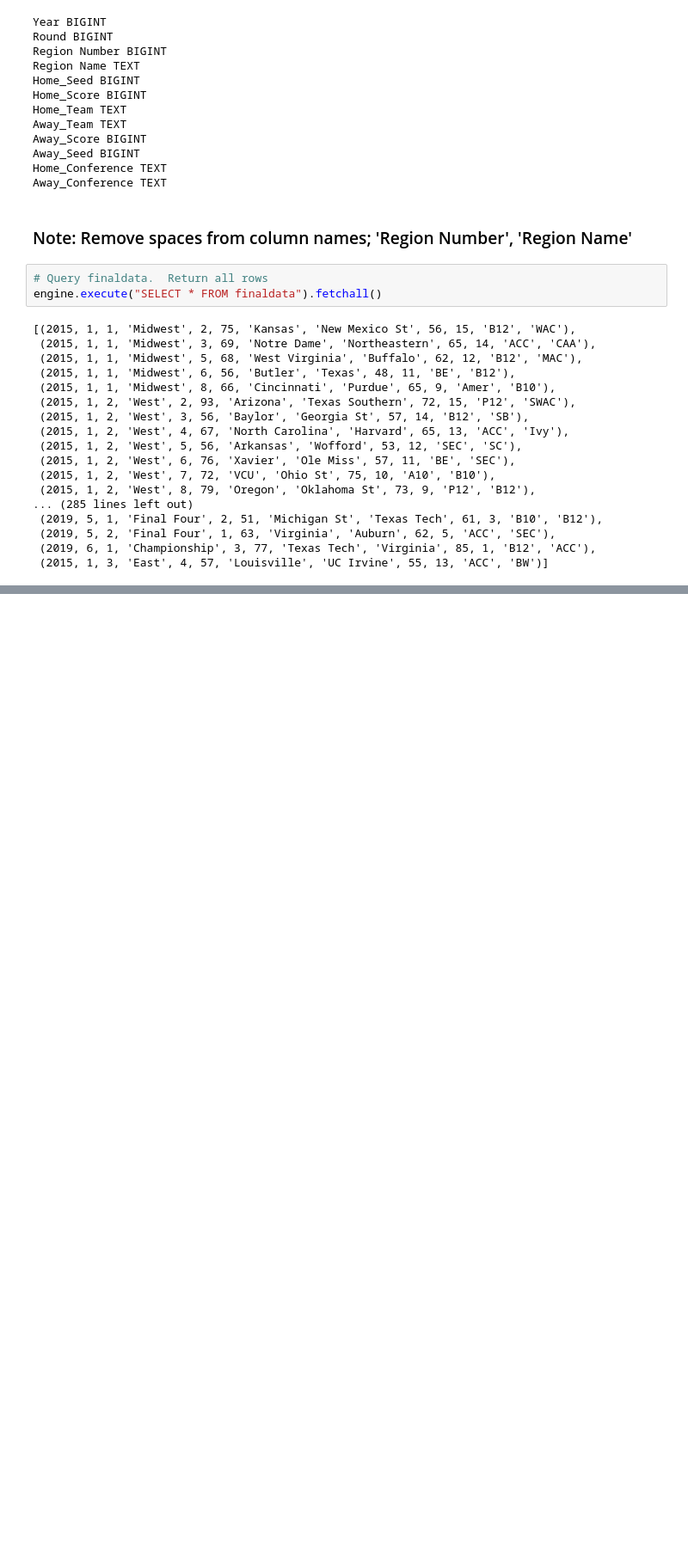
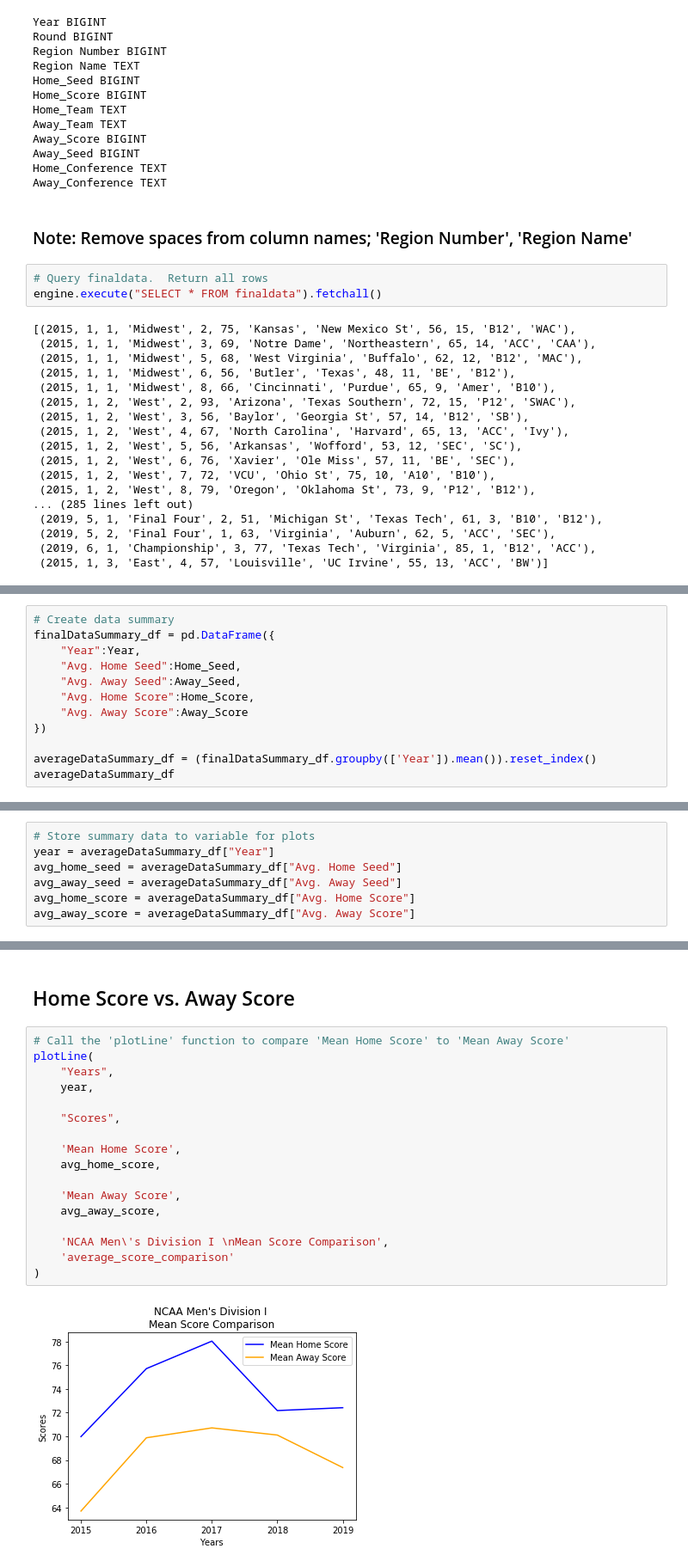
Before and after one commit to justinboggs/March-Madness-ETL, a Jupyter notebook: Scott-v02.ipynb, the cells around one changed output, grey strips where cells are left out. Shown at 86% size. Saved outputs shown, nothing was run; the diff lists cells and outputs as text; blank space fills up the shorter version.

```diff
--- a/Scott-v02.ipynb
+++ b/Scott-v02.ipynb
@@ -306,0 +317,12 @@ finaldata_df.head()
+# %%
+# Create data summary
+finalDataSummary_df = pd.DataFrame({
+    "Year":Year,
+    "Avg. Home Seed":Home_Seed,
+    "Avg. Away Seed":Away_Seed,
+    "Avg. Home Score":Home_Score,
+    "Avg. Away Score":Away_Score
+})
+
+averageDataSummary_df = (finalDataSummary_df.groupby(['Year']).mean()).reset_index()
+averageDataSummary_df
@@ -306,0 +336,7 @@ finaldata_df.head()
+# %%
+# Store summary data to variable for plots
+year = averageDataSummary_df["Year"]
+avg_home_seed = averageDataSummary_df["Avg. Home Seed"]
+avg_away_seed = averageDataSummary_df["Avg. Away Seed"]
+avg_home_score = averageDataSummary_df["Avg. Home Score"]
+avg_away_score = averageDataSummary_df["Avg. Away Score"]
@@ -306,0 +377,21 @@ finaldata_df.head()
+# %% [markdown]
+## Home Score vs. Away Score
+# %%
+# Call the 'plotLine' function to compare 'Mean Home Score' to 'Mean Away Score'
+plotLine(
+    "Years",
+    year,
+
+    "Scores",
+
+    'Mean Home Score',
+    avg_home_score,
+
+    'Mean Away Score',
+    avg_away_score,
+
+    'NCAA Men\'s Division I \nMean Score Comparison',
+    'average_score_comparison'
+)
+# %% [output]
+[figure, added]
```
Also changed, not shown: parts of 10 cells of this notebook, 3 other files.
